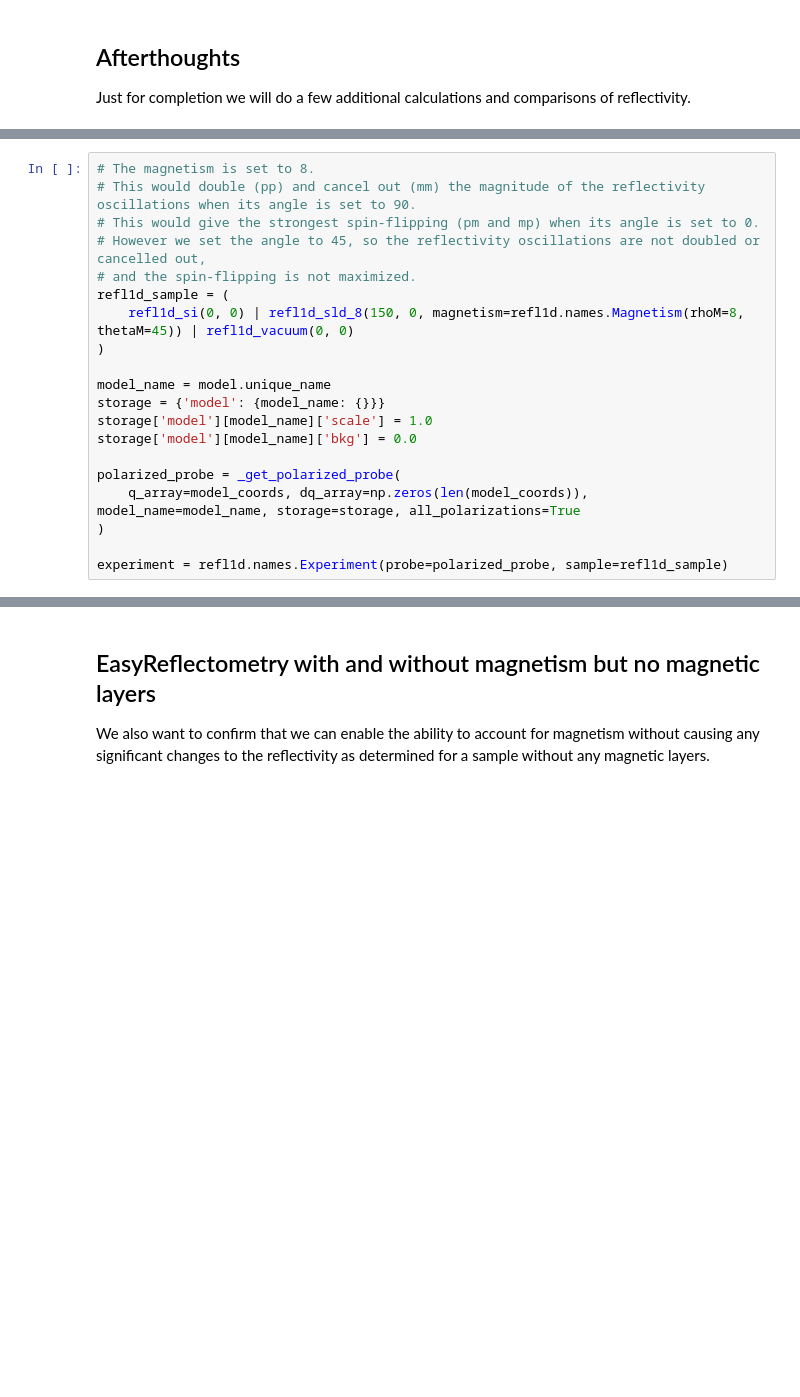
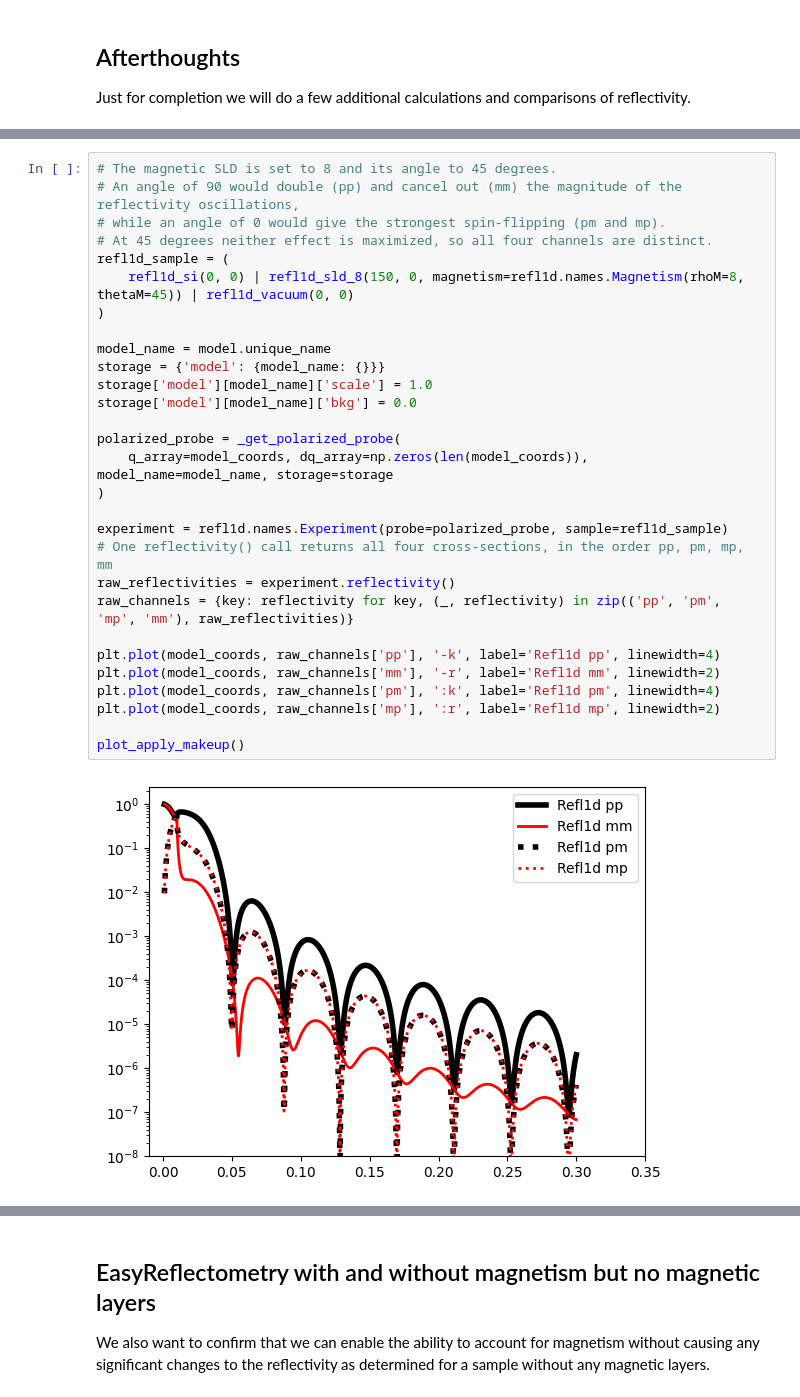
Before and after one commit to easyscience/EasyReflectometryLib, a Jupyter notebook: docs/docs/tutorials/simulation/magnetism.ipynb, the cells around one changed output, grey strips where cells are left out. Drawn from its saved outputs; the diff is of its cells as text; blank space fills up the shorter version.

```diff
--- a/docs/docs/tutorials/simulation/magnetism.ipynb
+++ b/docs/docs/tutorials/simulation/magnetism.ipynb
@@ -224,20 +232,31 @@ Just for completion we will do a few additional calculations and comparisons of
 # %%
-# The magnetism is set to 8.
-# This would double (pp) and cancel out (mm) the magnitude of the reflectivity oscillations when its angle is set to 90.
-# This would give the strongest spin-flipping (pm and mp) when its angle is set to 0.
-# However we set the angle to 45, so the reflectivity oscillations are not doubled or cancelled out,
-# and the spin-flipping is not maximized.
+# The magnetic SLD is set to 8 and its angle to 45 degrees.
+# An angle of 90 would double (pp) and cancel out (mm) the magnitude of the reflectivity oscillations,
+# while an angle of 0 would give the strongest spin-flipping (pm and mp).
+# At 45 degrees neither effect is maximized, so all four channels are distinct.
 refl1d_sample = (
     refl1d_si(0, 0) | refl1d_sld_8(150, 0, magnetism=refl1d.names.Magnetism(rhoM=8, thetaM=45)) | refl1d_vacuum(0, 0)
 )
 
 model_name = model.unique_name
 storage = {'model': {model_name: {}}}
 storage['model'][model_name]['scale'] = 1.0
 storage['model'][model_name]['bkg'] = 0.0
 
 polarized_probe = _get_polarized_probe(
-    q_array=model_coords, dq_array=np.zeros(len(model_coords)), model_name=model_name, storage=storage, all_polarizations=True
+    q_array=model_coords, dq_array=np.zeros(len(model_coords)), model_name=model_name, storage=storage
 )
 
 experiment = refl1d.names.Experiment(probe=polarized_probe, sample=refl1d_sample)
+# One reflectivity() call returns all four cross-sections, in the order pp, pm, mp, mm
+raw_reflectivities = experiment.reflectivity()
+raw_channels = {key: reflectivity for key, (_, reflectivity) in zip(('pp', 'pm', 'mp', 'mm'), raw_reflectivities)}
+
+plt.plot(model_coords, raw_channels['pp'], '-k', label='Refl1d pp', linewidth=4)
+plt.plot(model_coords, raw_channels['mm'], '-r', label='Refl1d mm', linewidth=2)
+plt.plot(model_coords, raw_channels['pm'], ':k', label='Refl1d pm', linewidth=4)
+plt.plot(model_coords, raw_channels['mp'], ':r', label='Refl1d mp', linewidth=2)
+
+plot_apply_makeup()
+# %% [output]
+[figure, added]
```
Also changed, not shown: parts of 19 cells of this notebook, 13 other files.
